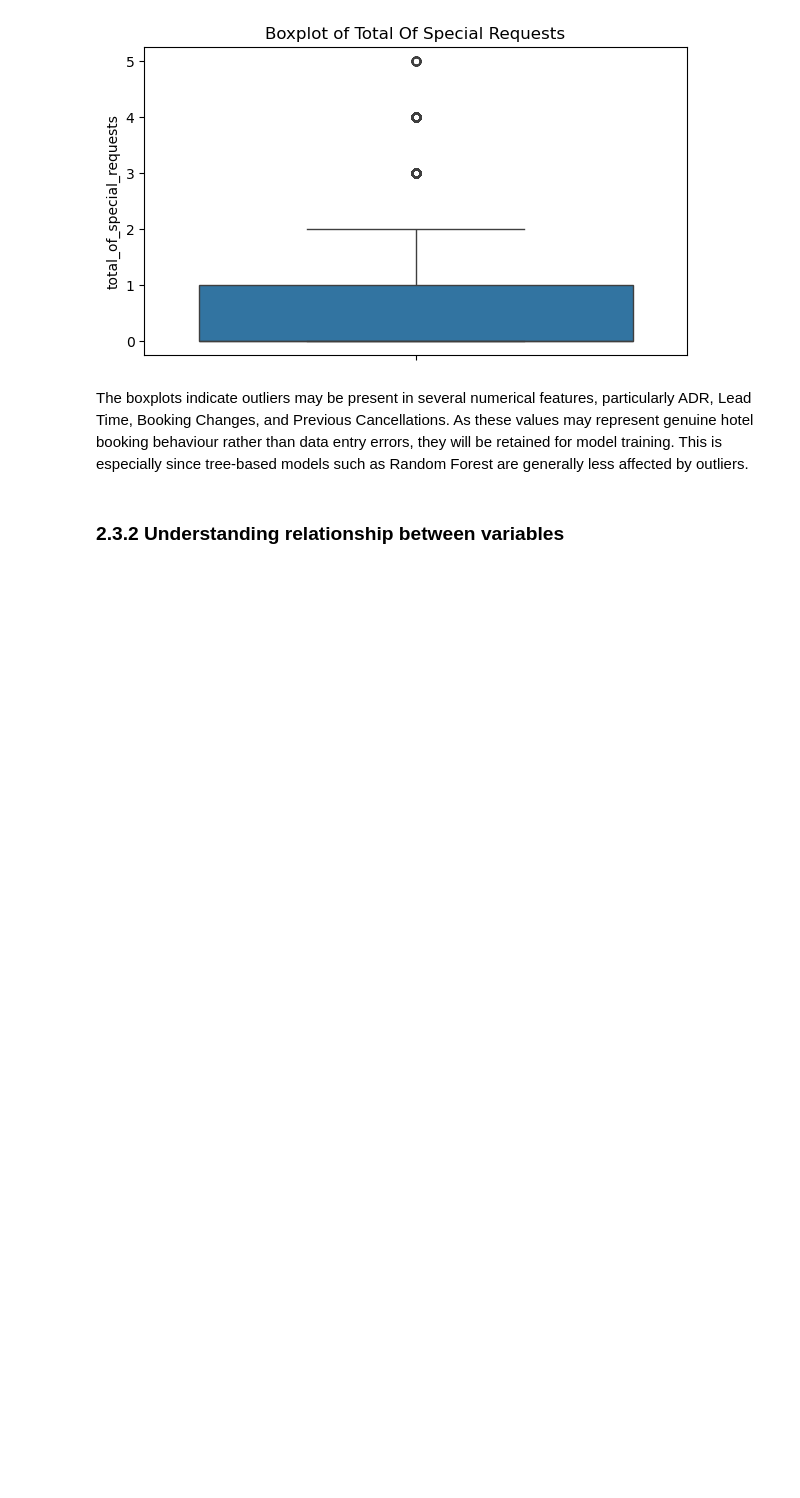
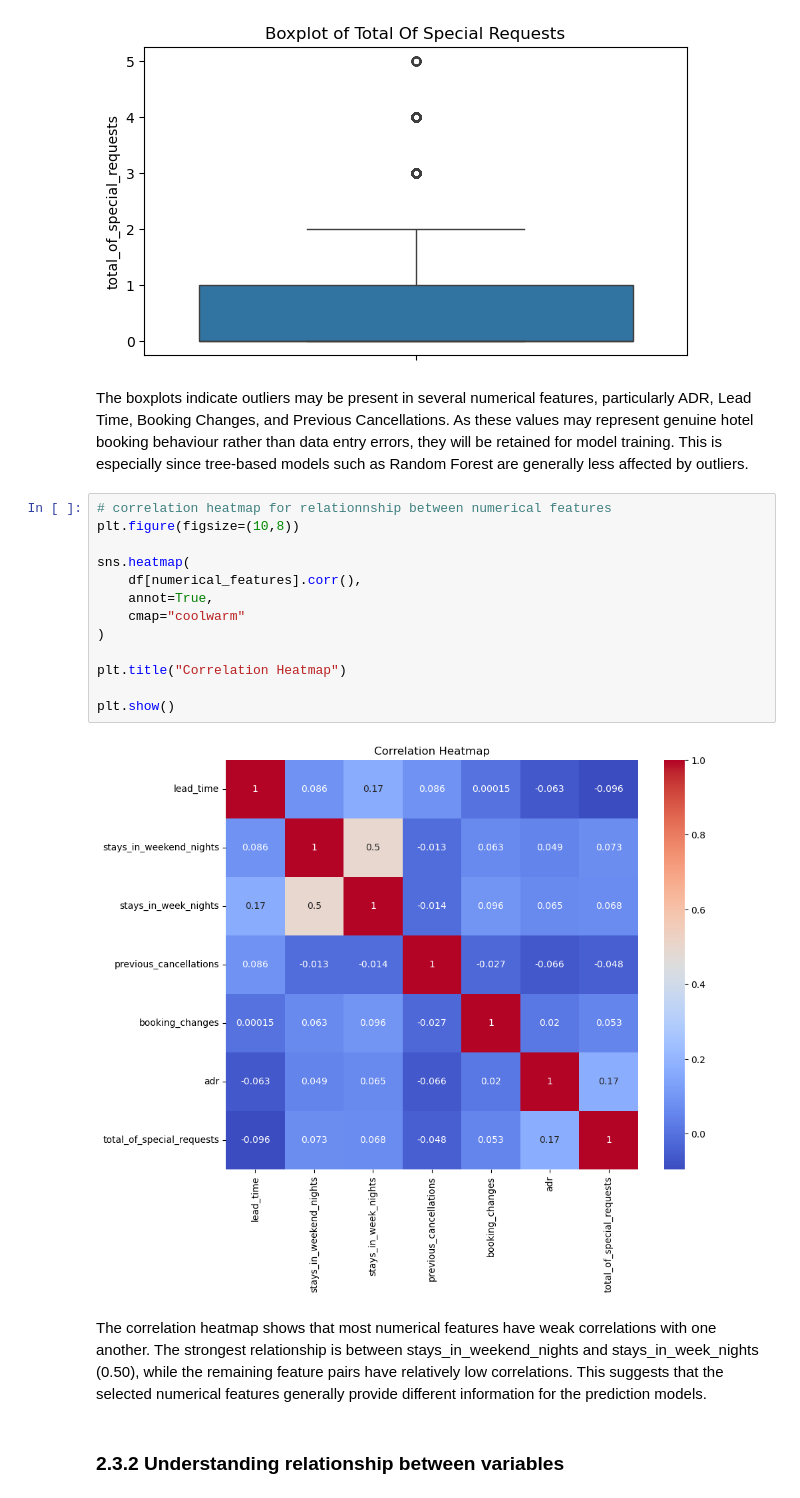
Before and after one commit to yixqinggg/mldp_hotel_booking_prediction, a Jupyter notebook: hotel_booking_cancellation_prediction.ipynb, the cells around one changed output. Cells and saved outputs as stored; diff of their text form; blank space fills up the shorter version.

Commit message:
Analyse relationships between numerical features

```diff
--- a/hotel_booking_cancellation_prediction.ipynb
+++ b/hotel_booking_cancellation_prediction.ipynb
@@ -257,6 +257,23 @@ for column in numerical_features:
 [figure]
 # %% [markdown]
 The boxplots indicate outliers may be present in several numerical features, particularly ADR, Lead Time, Booking Changes, and Previous Cancellations. As these values may represent genuine hotel booking behaviour rather than data entry errors, they will be retained for model training. This is especially since tree-based models such as Random Forest are generally less affected by outliers.
+# %%
+# correlation heatmap for relationnship between numerical features
+plt.figure(figsize=(10,8))
+
+sns.heatmap(
+    df[numerical_features].corr(),
+    annot=True,
+    cmap="coolwarm"
+)
+
+plt.title("Correlation Heatmap")
+
+plt.show()
+# %% [output]
+[figure, added]
+# %% [markdown]
+The correlation heatmap shows that most numerical features have weak correlations with one another. The strongest relationship is between stays_in_weekend_nights and stays_in_week_nights (0.50), while the remaining feature pairs have relatively low correlations. This suggests that the selected numerical features generally provide different information for the prediction models.
 # %% [markdown]
 ### 2.3.2 Understanding relationship between variables
 # %%
```
